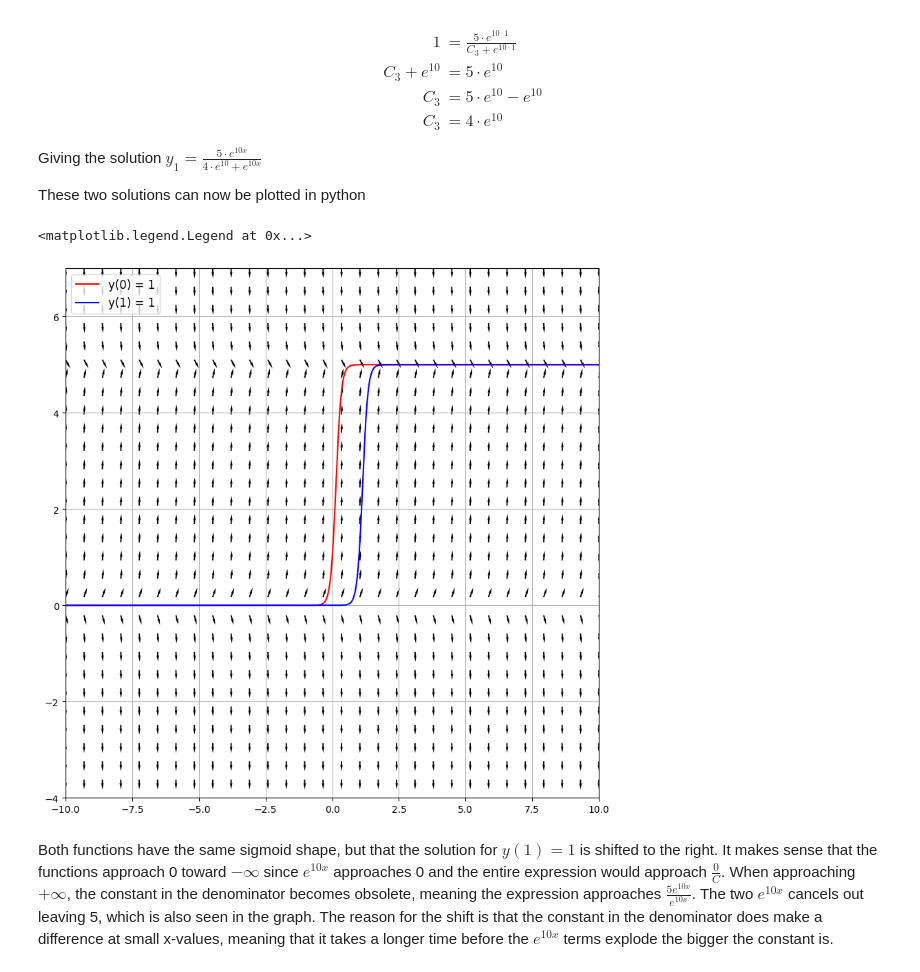
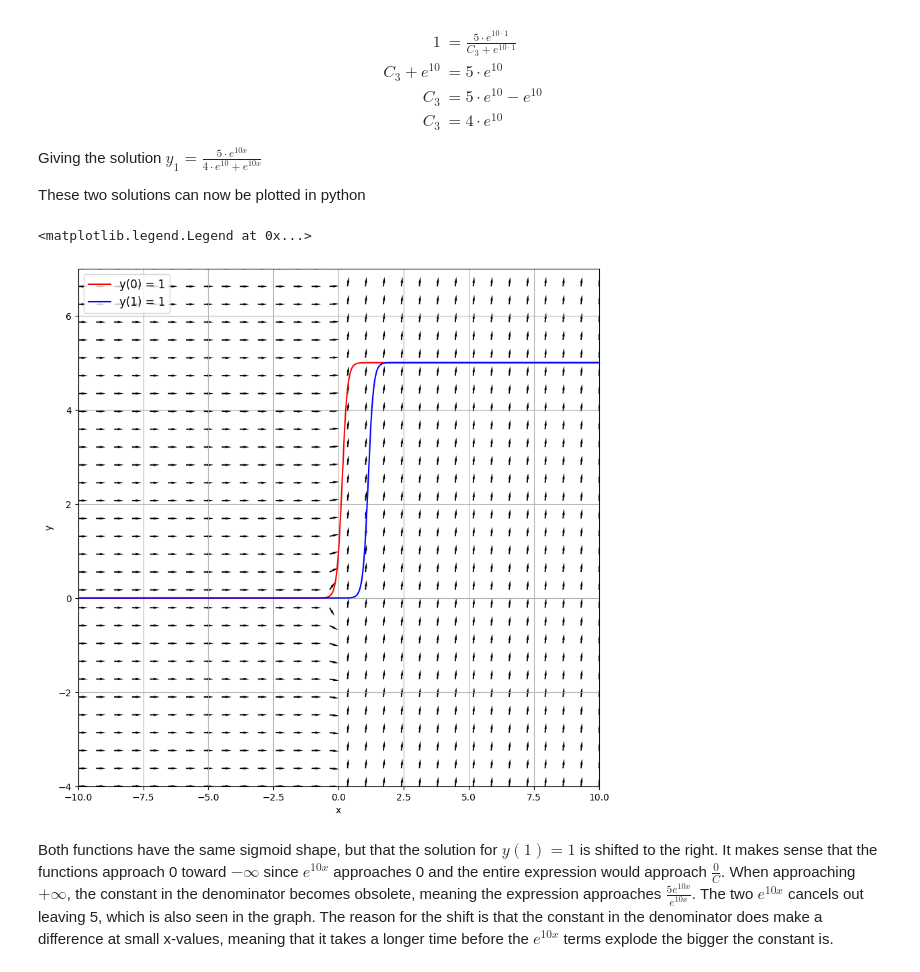
Before and after one commit to Khanrik/UniFolder, a Jupyter notebook: 3. Semester/Differentialligninger/Afleveringer/Assignment1.ipynb, the cells around one changed output. Drawn from its saved outputs; the diff is of its cells as text; code cells hidden in the pictures.

```diff
--- a/3. Semester/Differentialligninger/Afleveringer/Assignment1.ipynb
+++ b/3. Semester/Differentialligninger/Afleveringer/Assignment1.ipynb
@@ -42,6 +42,13 @@ $$
 y = 3 - \frac{1}{x - 1}
 $$
 # %%
+#Define ODE
+def df(x,y):
+    return (y-3)**2
+
+def sol(x,c):
+    return 3 - 1/(x + c)
+
 #Define boundaries of x and y in the slope field plot
 minx = -4.
 maxx = 6.
@@ -61,20 +68,23 @@ x, y = np.meshgrid(xs, ys)
 
 #Create and normalize direction vectors
 u = np.ones(x.shape)
-v = (y-3)**2
+v = df(x, y)
 norm = np.sqrt(u**2 + v**2)
 u /= norm
 v /= norm
 
 fig, ax = plt.subplots(1,1,figsize=(10,10))
 ax.quiver(x, y, u, v, angles='xy', headwidth=2)
+ax.set_xlabel("x")
+ax.set_ylabel("y")
 ax.set_xlim(minx, maxx)
 ax.set_ylim(miny, maxy)
 ax.grid()
 
-xs_new = np.linspace(minx, maxx, 1000)
-y_sol = 3 - 1/(xs_new-1)
+x_sol = np.linspace(minx, maxx, 1000)
+c = -1
+y_sol = sol(x_sol, c)
 
-ax.plot(xs_new, y_sol, color='red')
+ax.plot(x_sol, y_sol, color='red')
 # %% [output]
 [<matplotlib.lines.Line2D at 0x...>]
@@ -357,47 +399,57 @@ Giving the solution $y_{1} = \frac{5 \cdot e^{10x}}{4 \cdot e^{10} + e^{10x}}$
 
 These two solutions can now be plotted in python
 # %%
+#Define ODE
+def df(x,y):
+    return 2 * y * (5 - y)
+
+def sol(x,c):
+    return (5 * np.exp(10 * x)) / (c + np.exp(10 * x))
+
 #Define boundaries of x and y in the slope field plot
 minx = -10.
 maxx = 10.
 miny = -4.
 maxy = 7.
 
 #Define step n along each axis (resolution of slope field)
 xsteps = 30
 ysteps = 30
 
 #Create linspace from parameters
 xs = np.linspace(minx, maxx, xsteps)
 ys = np.linspace(miny, maxy, ysteps)
 
 #Create a meshgrid from the linspaces
 x, y = np.meshgrid(xs, ys)
 
 #Create and normalize direction vectors
 u = np.ones(x.shape)
-v = 2 * y * (5 - y)
+v = sol(x,y)
 norm = np.sqrt(u**2 + v**2)
 u /= norm
 v /= norm
 
 fig, ax = plt.subplots(1,1,figsize=(10,10))
 ax.quiver(x, y, u, v, angles='xy', headwidth=2)
+ax.set_xlabel("x")
+ax.set_ylabel("y")
 ax.set_xlim(minx, maxx)
 ax.set_ylim(miny, maxy)
 ax.grid()
 
-xs_new = np.linspace(minx, maxx, 1000)
-y_0 = (5 * np.exp(10 * xs_new)) / (4 + np.exp(10 * xs_new))
-ax.plot(xs_new, y_0, color='red', label="y(0) = 1")
+x_sol = np.linspace(minx, maxx, 1000)
+c_0 = 4
+y_0 = sol(x_sol, c_0)
+ax.plot(x_sol, y_0, color='red', label="y(0) = 1")
 
-xs_new = np.linspace(minx, maxx, 1000)
-y_1 = (5 * np.exp(10 * xs_new)) / (4 * np.exp(10) + np.exp(10 * xs_new))
-ax.plot(xs_new, y_1, color='blue', label="y(1) = 1")
+c_1 = 4 * np.exp(10)
+y_1 = sol(x_sol, c_1)
+ax.plot(x_sol, y_1, color='blue', label="y(1) = 1")
 ax.legend(loc='upper left', fontsize=12)
 # %% [output]
 <matplotlib.legend.Legend at 0x...>
-[figure, old version]
+[figure, new version]
 # %% [markdown]
 Both functions have the same sigmoid shape, but that the solution for $y(1) = 1$ is shifted to the right. It makes sense that the functions approach 0 toward $-\infty$ since $e^{10x}$ approaches 0 and the entire expression would approach $\frac{0}{C}$. When approaching $+\infty$, the constant in the denominator becomes obsolete, meaning the expression approaches $\frac{5 e^{10x}}{e^{10x}}$. The two $e^{10x}$ cancels out leaving 5, which is also seen in the graph. The reason for the shift is that the constant in the denominator does make a difference at small x-values, meaning that it takes a longer time before the $e^{10x}$ terms explode the bigger the constant is.
 # %% [markdown]
```
Also changed, not shown: parts of 11 cells of this notebook, 7 other files.
